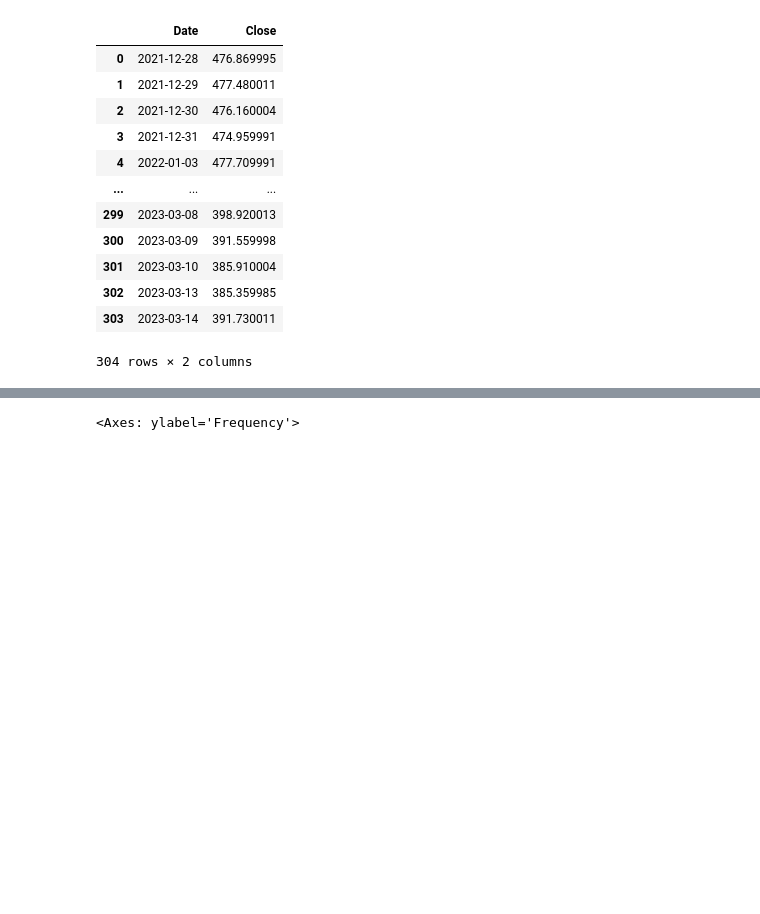
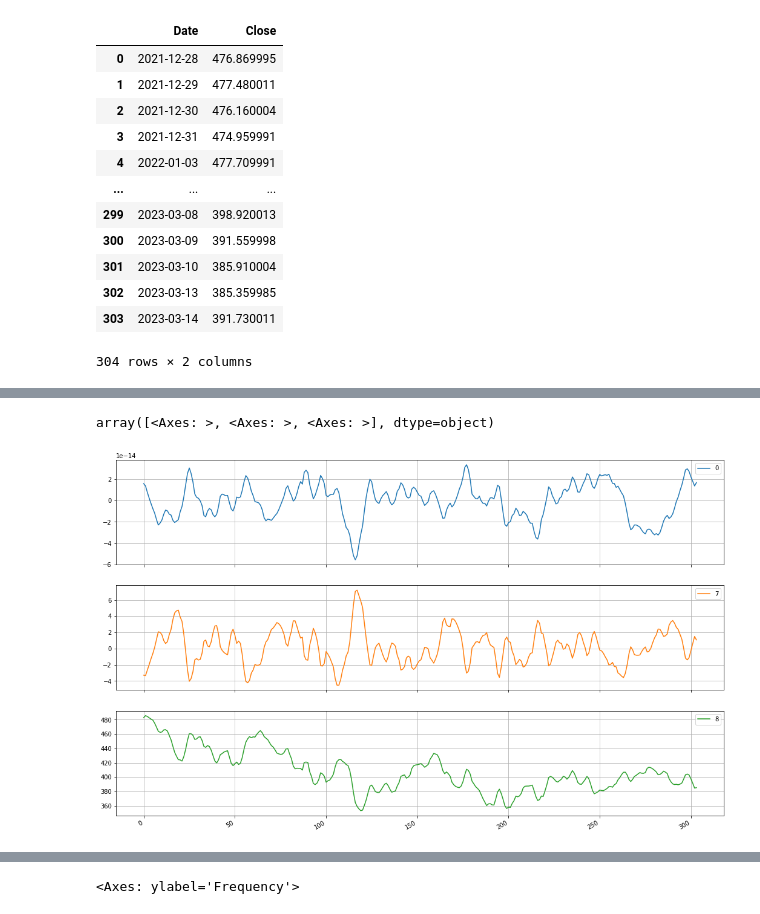
Before and after one commit to mroberts1137/Price-Data-Analysis, a Jupyter notebook: PriceDataAnalyzer-LiveRun.ipynb, the cells around one changed output, grey strips where cells are left out. Drawn from its saved outputs; the diff is of its cells as text; code cells hidden in the pictures; blank space fills up the shorter version.

```diff
--- a/PriceDataAnalyzer-LiveRun.ipynb
+++ b/PriceDataAnalyzer-LiveRun.ipynb
@@ -210,3 +271,7 @@ dt.x
 | 302 | 2023-03-13 | 385.359985 |
 | 303 | 2023-03-14 | 391.730011 |
 304 rows × 2 columns
+# %%
+mu_array = dt.batchMu(x_data['Close'].values, x_warmup['Close'].values)
+mu_df = pd.DataFrame(mu_array, columns=lambdas)
+mu_df
@@ -212,0 +292,7 @@ dt.x
+# %%
+beta_array = dt.batchBeta(mu_array)
+beta_df = pd.DataFrame(beta_array)
+beta_df[[0, polynomial_order-1, polynomial_order]].plot(figsize=(18,12), subplots=True, grid=True)
+# %% [output]
+array([<Axes: >, <Axes: >, <Axes: >], dtype=object)
+[figure, added]
```
Also changed, not shown: parts of 19 cells of this notebook, 2 other files.
